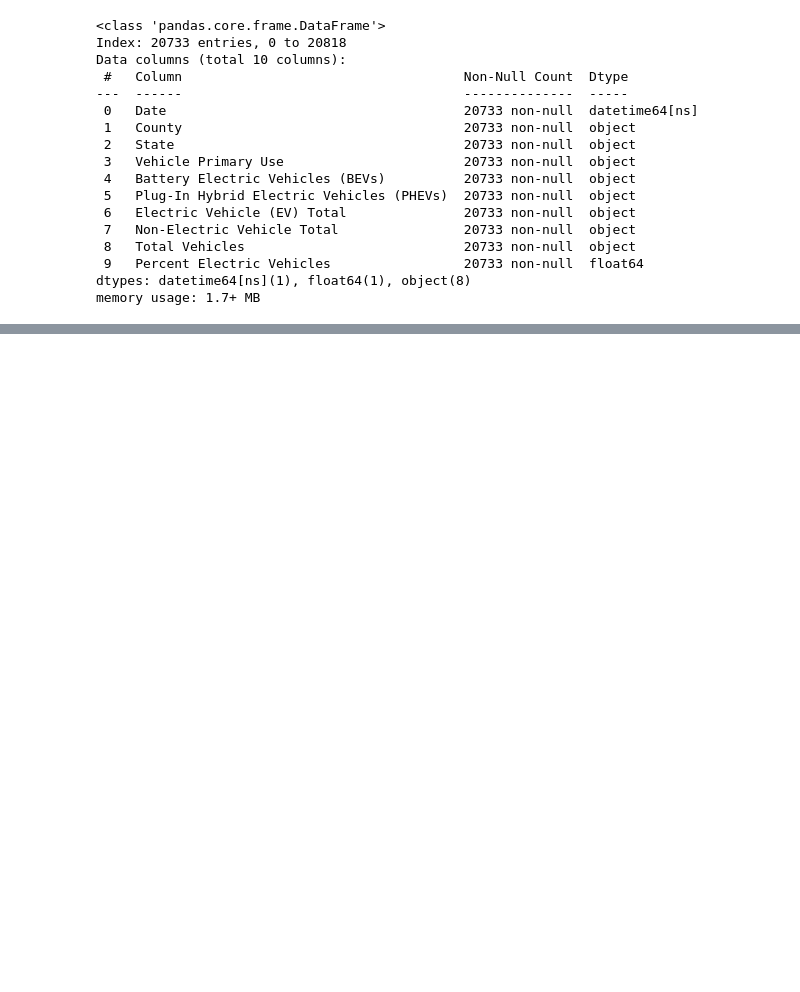
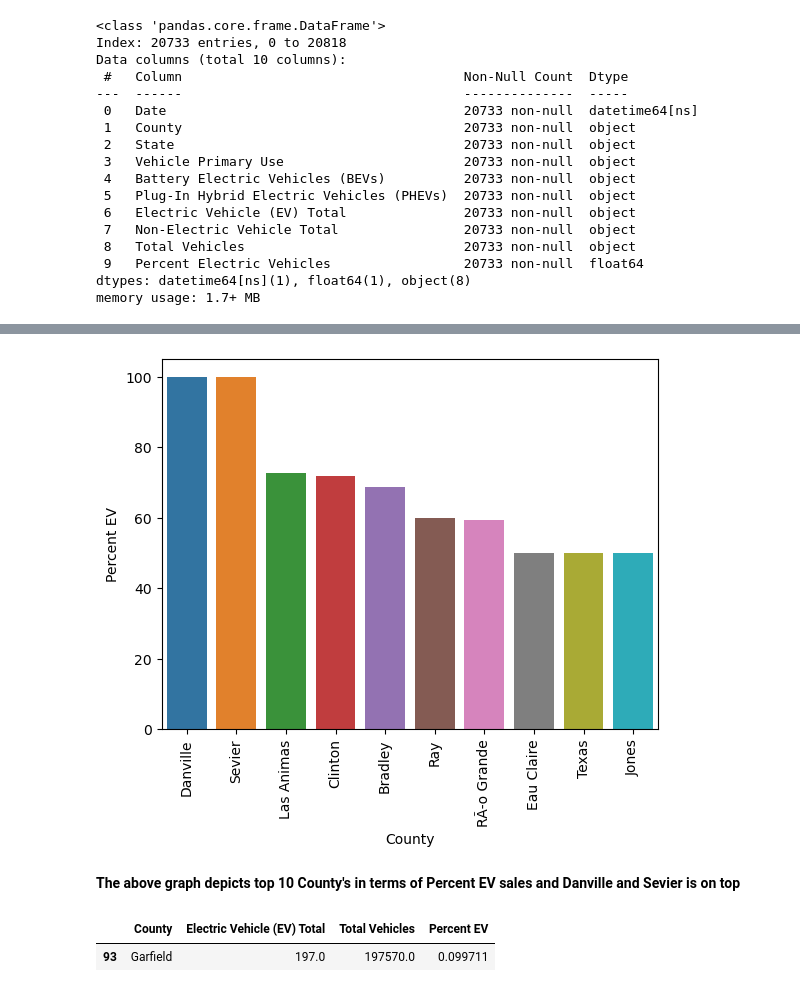
Before and after one commit to Clatt79928/electric-vehicle_datascience, a Jupyter notebook: jupyter_notebook/electric_vehicles.ipynb, the cells around one changed output, grey strips where cells are left out. Drawn from its saved outputs; the diff is of its cells as text; code cells hidden in the pictures; blank space fills up the shorter version.

```diff
--- a/jupyter_notebook/electric_vehicles.ipynb
+++ b/jupyter_notebook/electric_vehicles.ipynb
@@ -100,0 +191,7 @@ memory usage: 1.7+ MB
+# %%
+#top 10 county's with best EV sales(percentage)
+county_percentage = df.groupby('County',as_index =False)[['Electric Vehicle (EV) Total','Total Vehicles']].sum()
+# %%
+county_percentage['Percent EV']=(county_percentage['Electric Vehicle (EV) Total']/county_percentage['Total Vehicles'])*100
+# %%
+county_percentage = county_percentage.sort_values('Percent EV', ascending = False)
@@ -100,0 +214,13 @@ memory usage: 1.7+ MB
+# %%
+sns.barplot(x= 'County',y='Percent EV', data=county_percentage.head(10))
+plt.xticks(rotation=90)
+plt.show()
+# %% [output]
+[figure, added]
+# %% [markdown]
+**The above graph depicts top 10 County's in terms of Percent EV sales and Danville and Sevier is on top**
+# %%
+county_percentage.tail(1) # county with lowest percentage of EV sales
+# %% [output]
+|  | County | Electric Vehicle (EV) Total | Total Vehicles | Percent EV |
+| 93 | Garfield | 197.0 | 197570.0 | 0.099711 |
```
Also changed, not shown: parts of 21 cells of this notebook.
